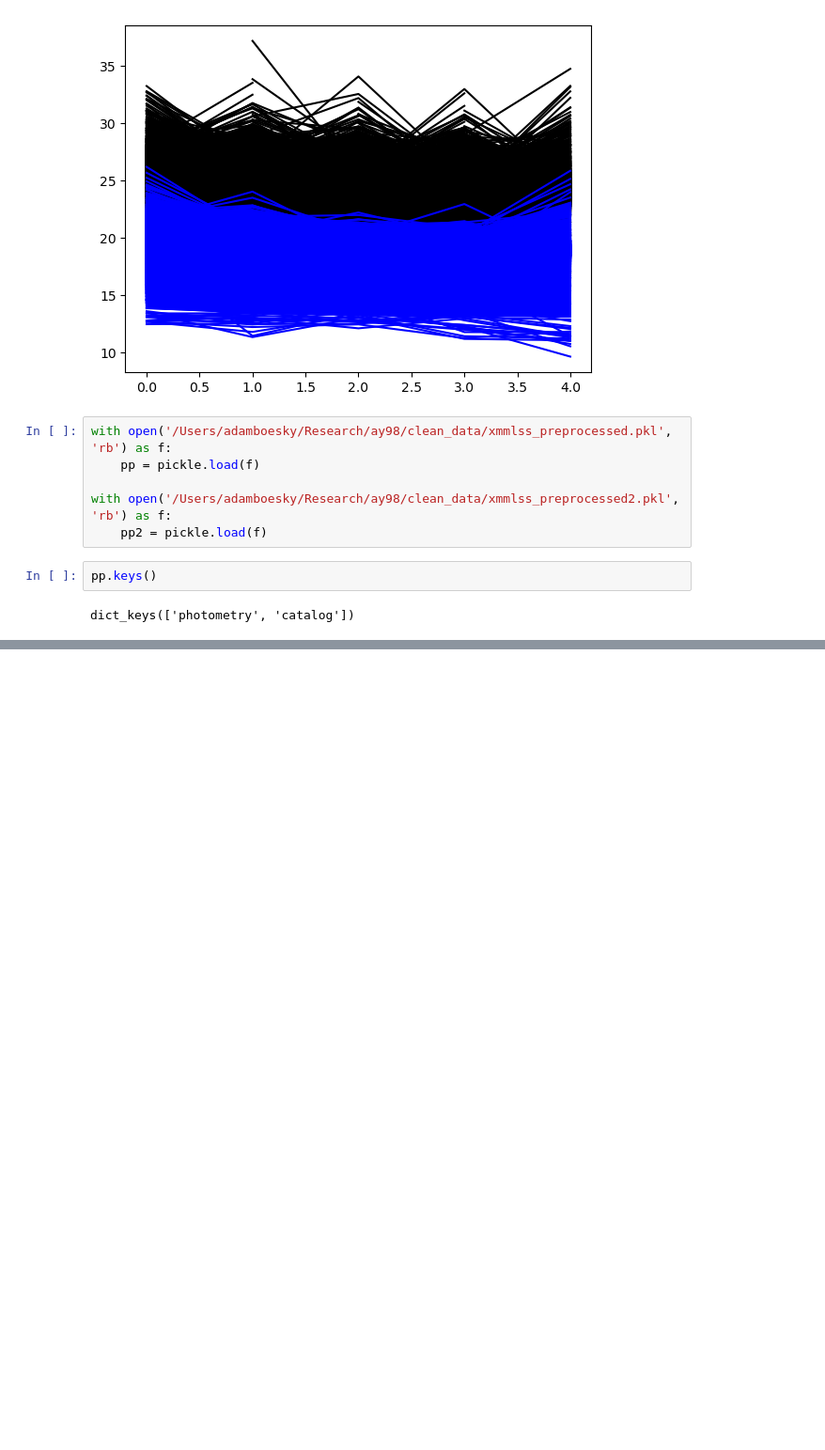
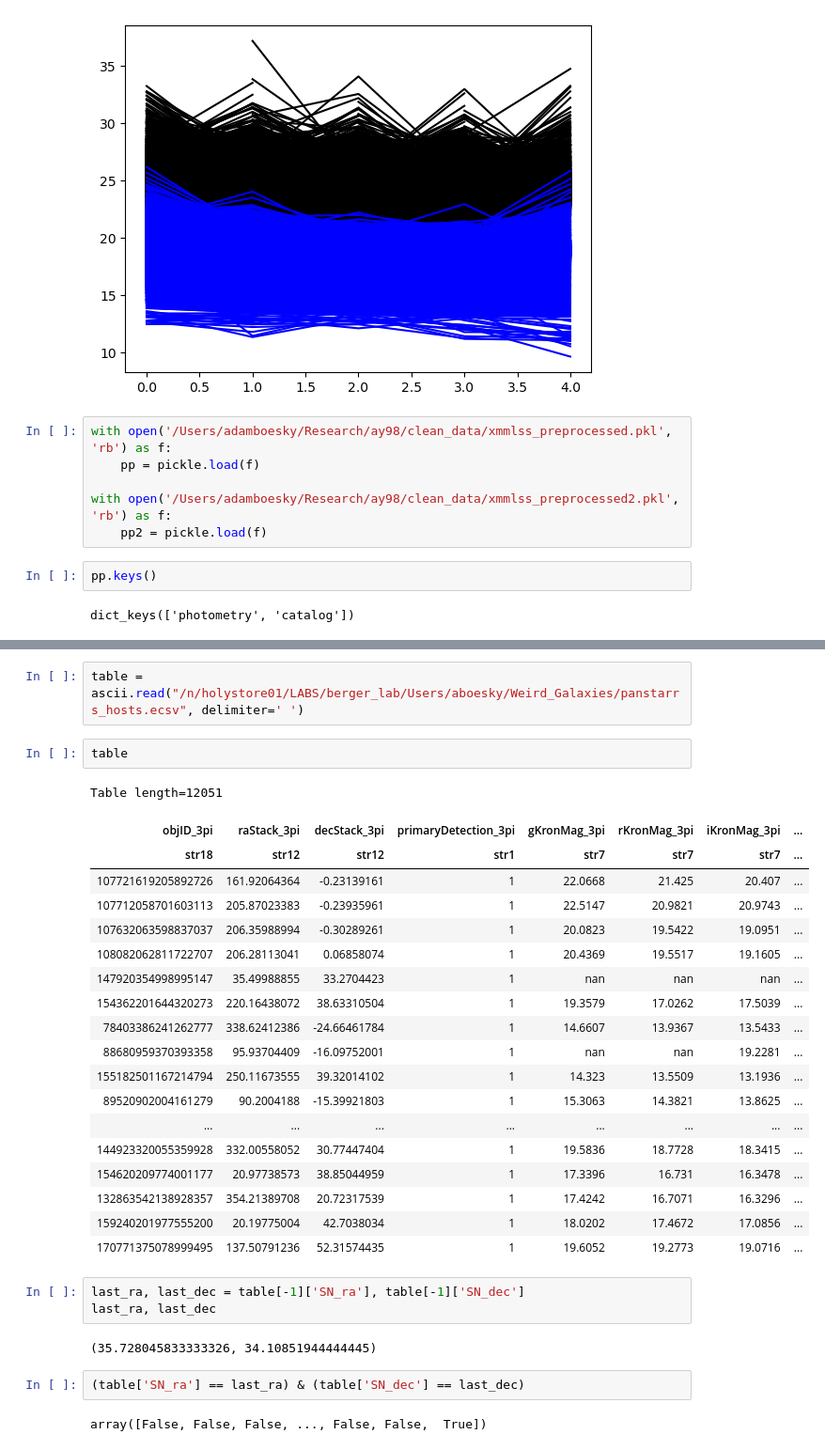
Before and after one commit to Adam-Boesky/astro_SPLASH, a Jupyter notebook: test.ipynb, the cells around one changed output, grey strips where cells are left out. Shown at 94% size. Cells and saved outputs as stored; diff of their text form; blank space fills up the shorter version.

Commit message:
Finished with panstarrs querying

```diff
--- a/test.ipynb
+++ b/test.ipynb
@@ -95,0 +114,33 @@ dict_keys(['photometry', 'catalog'])
+# %%
+table = ascii.read("/n/holystore01/LABS/berger_lab/Users/aboesky/Weird_Galaxies/panstarrs_hosts.ecsv", delimiter=' ')
+# %%
+table
+# %% [output]
+Table length=12051
+| objID_3pi | raStack_3pi | decStack_3pi | primaryDetection_3pi | gKronMag_3pi | rKronMag_3pi | iKronMag_3pi | ... |
+| str18 | str12 | str12 | str1 | str7 | str7 | str7 | ... |
+| 107721619205892726 | 161.92064364 | -0.23139161 | 1 | 22.0668 | 21.425 | 20.407 | ... |
+| 107712058701603113 | 205.87023383 | -0.23935961 | 1 | 22.5147 | 20.9821 | 20.9743 | ... |
+| 107632063598837037 | 206.35988994 | -0.30289261 | 1 | 20.0823 | 19.5422 | 19.0951 | ... |
+| 108082062811722707 | 206.28113041 | 0.06858074 | 1 | 20.4369 | 19.5517 | 19.1605 | ... |
+| 147920354998995147 | 35.49988855 | 33.2704423 | 1 | nan | nan | nan | ... |
+| 154362201644320273 | 220.16438072 | 38.63310504 | 1 | 19.3579 | 17.0262 | 17.5039 | ... |
+| 78403386241262777 | 338.62412386 | -24.66461784 | 1 | 14.6607 | 13.9367 | 13.5433 | ... |
+| 88680959370393358 | 95.93704409 | -16.09752001 | 1 | nan | nan | 19.2281 | ... |
+| 155182501167214794 | 250.11673555 | 39.32014102 | 1 | 14.323 | 13.5509 | 13.1936 | ... |
+| 89520902004161279 | 90.2004188 | -15.39921803 | 1 | 15.3063 | 14.3821 | 13.8625 | ... |
+| ... | ... | ... | ... | ... | ... | ... | ... |
+| 144923320055359928 | 332.00558052 | 30.77447404 | 1 | 19.5836 | 18.7728 | 18.3415 | ... |
+| 154620209774001177 | 20.97738573 | 38.85044959 | 1 | 17.3396 | 16.731 | 16.3478 | ... |
+| 132863542138928357 | 354.21389708 | 20.72317539 | 1 | 17.4242 | 16.7071 | 16.3296 | ... |
+| 159240201977555200 | 20.19775004 | 42.7038034 | 1 | 18.0202 | 17.4672 | 17.0856 | ... |
+| 170771375078999495 | 137.50791236 | 52.31574435 | 1 | 19.6052 | 19.2773 | 19.0716 | ... |
+# %%
+last_ra, last_dec = table[-1]['SN_ra'], table[-1]['SN_dec']
+last_ra, last_dec
+# %% [output]
+(35.728045833333326, 34.10851944444445)
+# %%
+(table['SN_ra'] == last_ra) & (table['SN_dec'] == last_dec)
+# %% [output]
+array([False, False, False, ..., False, False,  True])
```
Also changed, not shown: parts of 9 cells of this notebook, 2 other files.
